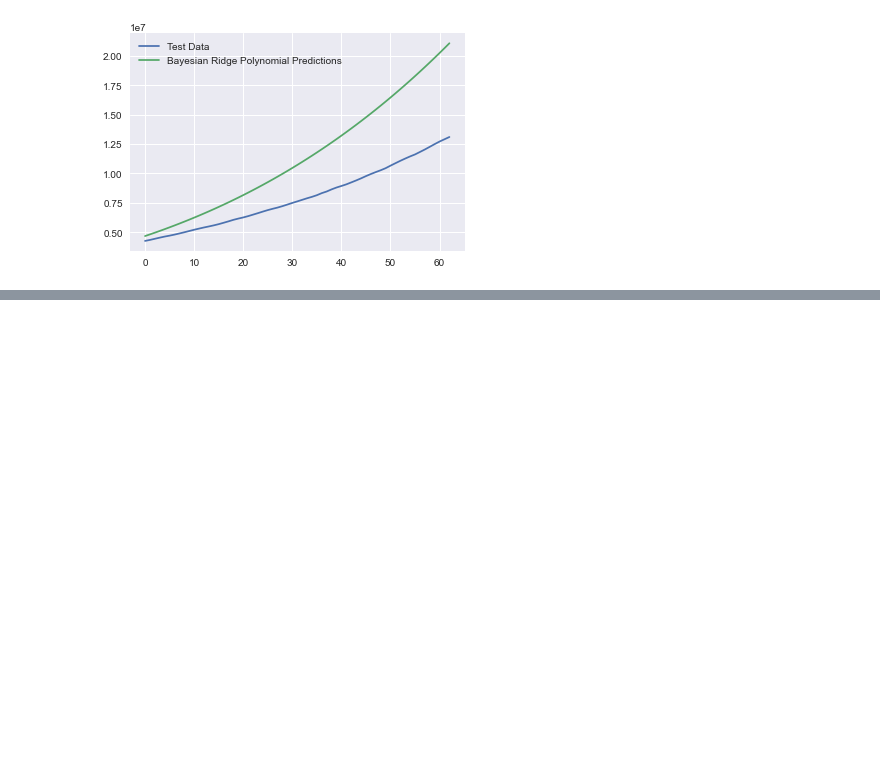
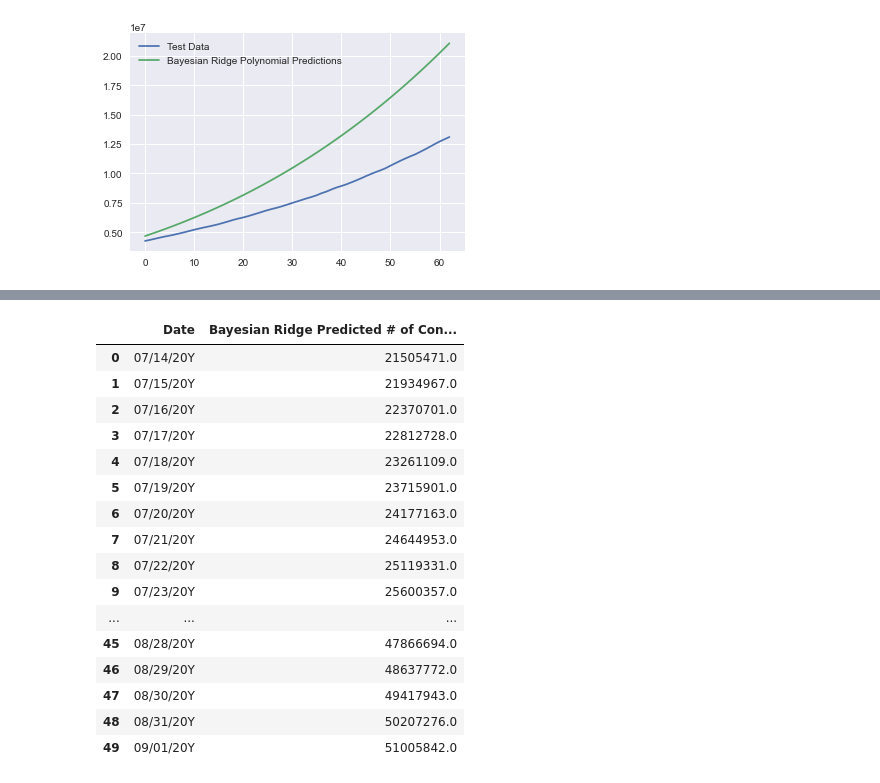
Before and after one commit to prasaddrane/Thesis, a Jupyter notebook: Coronavirus_Predictions_LinerRegression.ipynb, the cells around one changed output, grey strips where cells are left out. Cells and saved outputs as stored; diff of their text form; code cells hidden in the pictures; blank space fills up the shorter version.

```diff
--- a/Coronavirus_Predictions_LinerRegression.ipynb
+++ b/Coronavirus_Predictions_LinerRegression.ipynb
@@ -504,0 +552,22 @@ plt.legend(['Test Data', 'Bayesian Ridge Polynomial Predictions'])
+# %%
+# Future predictions using Bayesian Ridge
+bayesian_df = pd.DataFrame({'Date': future_forecaste_dates[-50:], 'Bayesian Ridge Predicted # of Confirmed Cases Worldwide': np.round(bayesian_pred[-50:])})
+bayesian_df
+# %% [output]
+|  | Date | Bayesian Ridge Predicted # of Con... |
+| 0 | 07/14/20Y | 21505471.0 |
+| 1 | 07/15/20Y | 21934967.0 |
+| 2 | 07/16/20Y | 22370701.0 |
+| 3 | 07/17/20Y | 22812728.0 |
+| 4 | 07/18/20Y | 23261109.0 |
+| 5 | 07/19/20Y | 23715901.0 |
+| 6 | 07/20/20Y | 24177163.0 |
+| 7 | 07/21/20Y | 24644953.0 |
+| 8 | 07/22/20Y | 25119331.0 |
+| 9 | 07/23/20Y | 25600357.0 |
+| ... | ... | ... |
+| 45 | 08/28/20Y | 47866694.0 |
+| 46 | 08/29/20Y | 48637772.0 |
+| 47 | 08/30/20Y | 49417943.0 |
+| 48 | 08/31/20Y | 50207276.0 |
+| 49 | 09/01/20Y | 51005842.0 |
```
Also changed, not shown: parts of 2 cells of this notebook.
